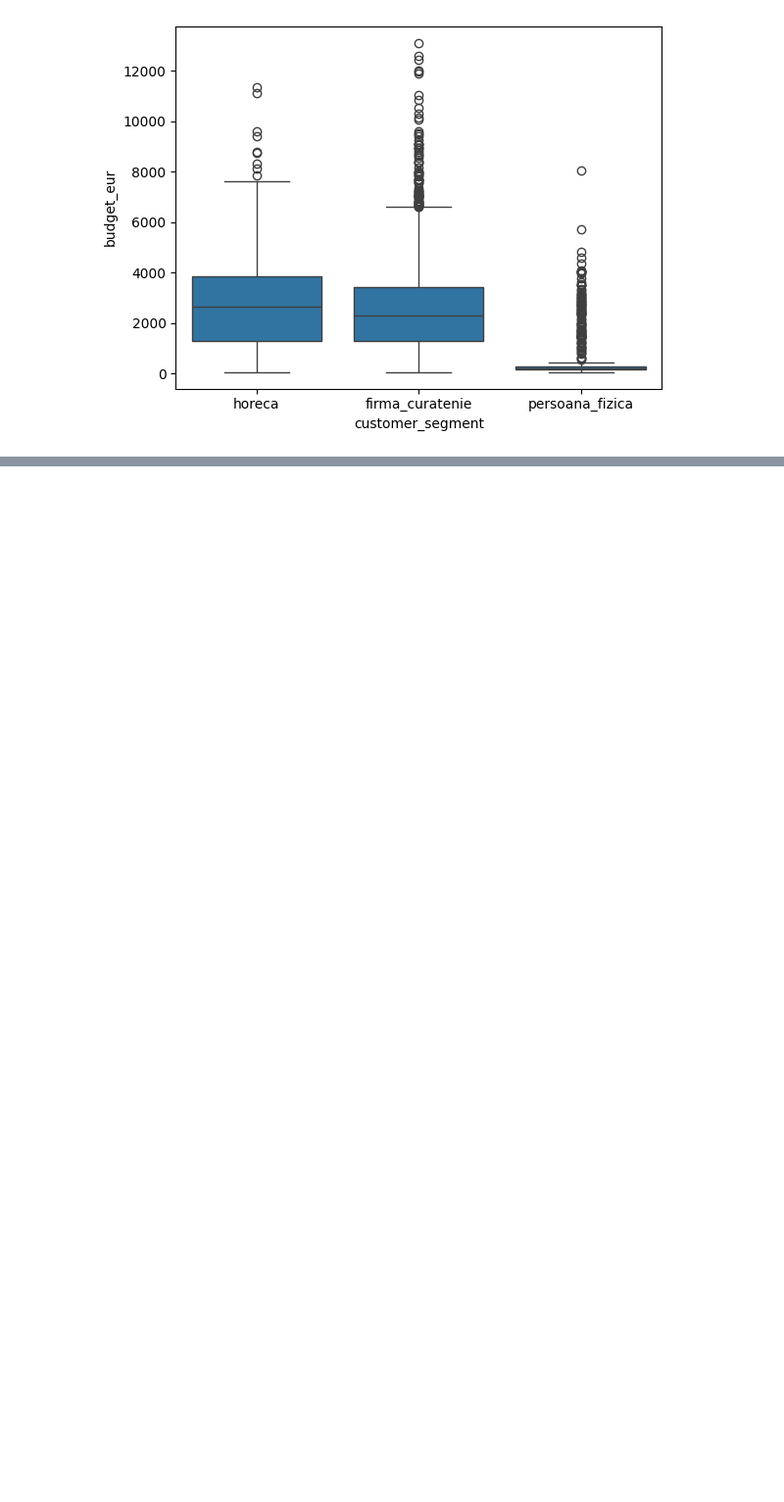
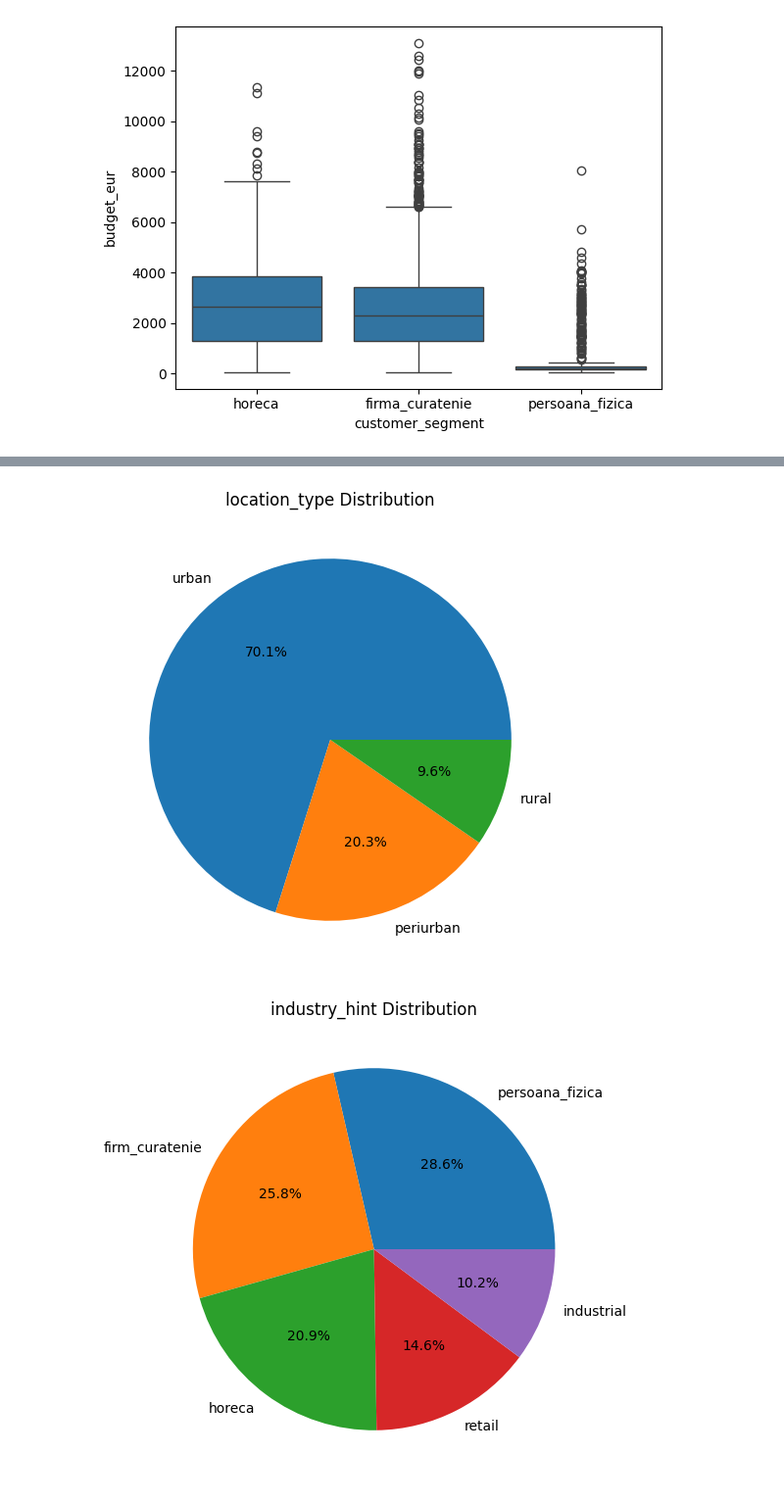
Before and after one commit to teodo24/Final_Project, a Jupyter notebook: src/Scrubber.ipynb, the cells around one changed output, grey strips where cells are left out. Shown at 98% size. Drawn from its saved outputs; the diff is of its cells as text; code cells hidden in the pictures; blank space fills up the shorter version.

```diff
--- a/src/Scrubber.ipynb
+++ b/src/Scrubber.ipynb
@@ -63,0 +77,6 @@ model de clasificare
+# %%
+for col in categorical_cols:
+    pct_table = pd.crosstab(df[col], df['customer_segment'], normalize='index') * 100
+    print(f"Procentaj {col} vs Customer Segment:")
+    print(pct_table.round(2))  # rotunjire la 2 zecimale
+    print("-"*50)
@@ -63,0 +101,10 @@ model de clasificare
+# %%
+for col in categorical_cols:
+    plt.figure(figsize=(6,6))
+    df[col].value_counts().plot.pie(autopct='%1.1f%%')
+    plt.title(f'{col} Distribution')
+    plt.ylabel('')
+    plt.show()
+# %% [output]
+[figure, added]
+[figure, added]
```
Also changed, not shown: parts of 5 cells of this notebook, 2 other files.
